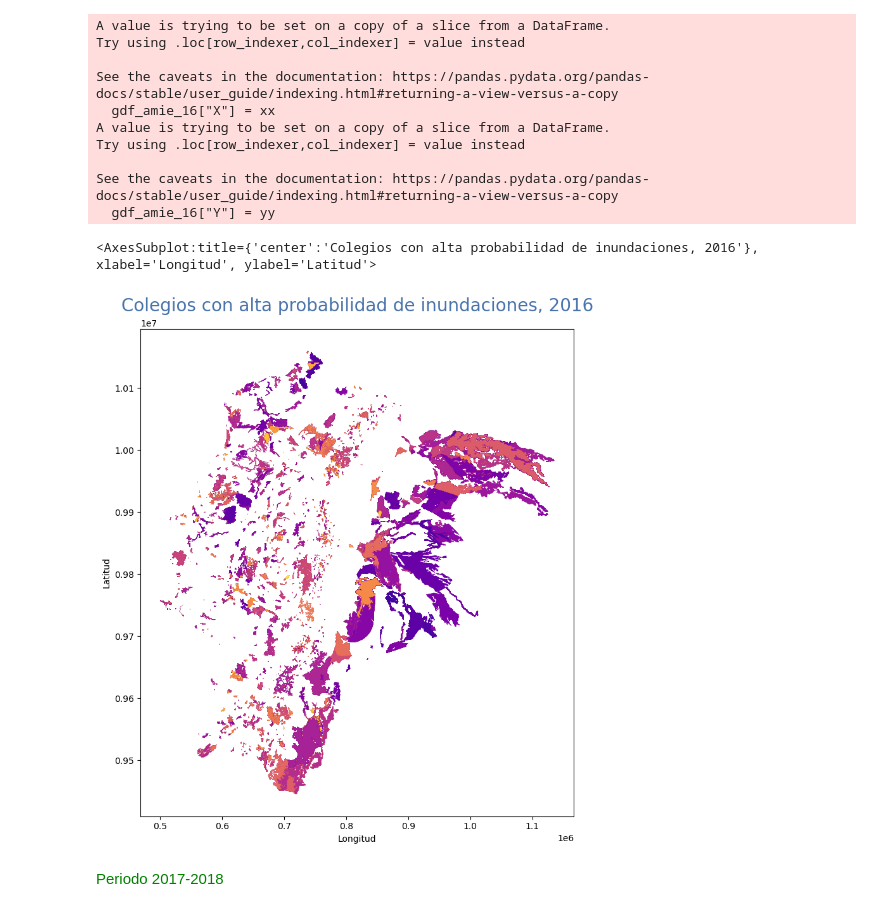
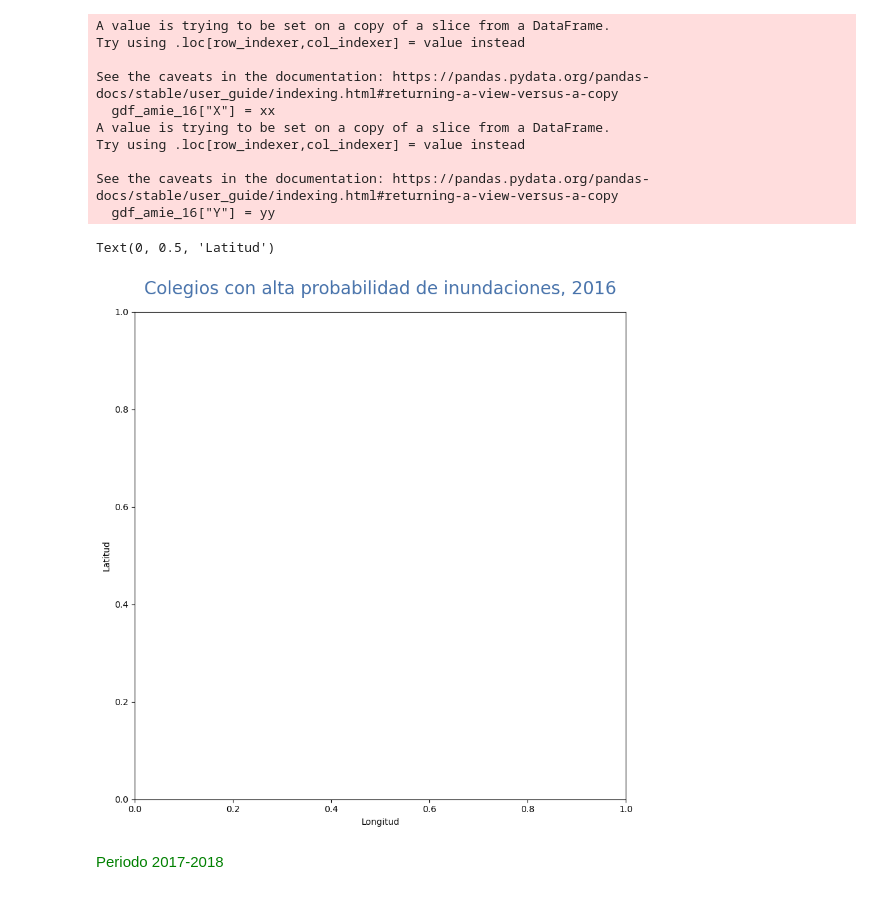
Before and after one commit to Alfreed0/DataScience, a Jupyter notebook: Notebooks/Proyecto.ipynb, the cells around one changed output. Cells and saved outputs as stored; diff of their text form; code cells hidden in the pictures.

```diff
--- a/Notebooks/Proyecto.ipynb
+++ b/Notebooks/Proyecto.ipynb
@@ -169,22 +182,22 @@ df_join_16 = gpd.sjoin(df_floods, gdf_amie_16, how='inner', op='intersects')
 # %%
 # Control del tamaño de la figura del mapa
 fig, ax =plt.subplots(figsize=(10, 10))
 
 # Control del título y los ejes
 ax.set_title('Colegios con alta probabilidad de inundaciones, 2016',
 
              pad =20,
 
              fontdict={'fontsize':20, 'color': '#4873ab'})
 
 ax.set_xlabel('Longitud')
 ax.set_ylabel('Latitud')
 
 # Mostrar el mapa finalizado
-df_join_16.plot(column='inev', cmap='plasma', ax=ax, zorder=5)
+#df_join_16.plot(column='inev', cmap='plasma', ax=ax, zorder=5)
 # %% [output]
-<AxesSubplot:title={'center':'Colegios con alta probabilidad de inundaciones, 2016'}, xlabel='Longitud', ylabel='Latitud'>
+Text(0, 0.5, 'Latitud')
-[figure, old version]
+[figure, new version]
 # %% [markdown]
 <font color='green' size='15'>Periodo 2017-2018</font>
 # %%
```
Also changed, not shown: parts of 60 cells of this notebook.
